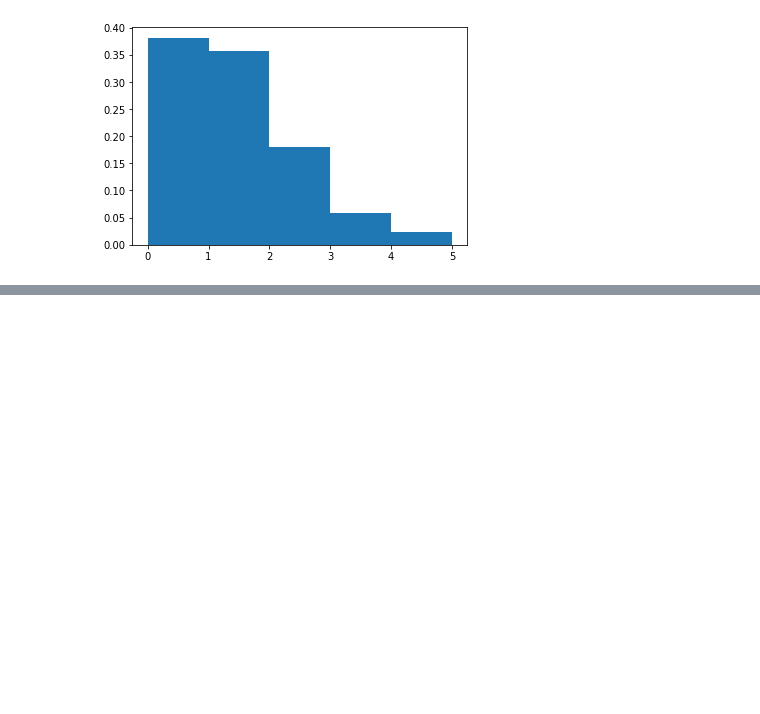
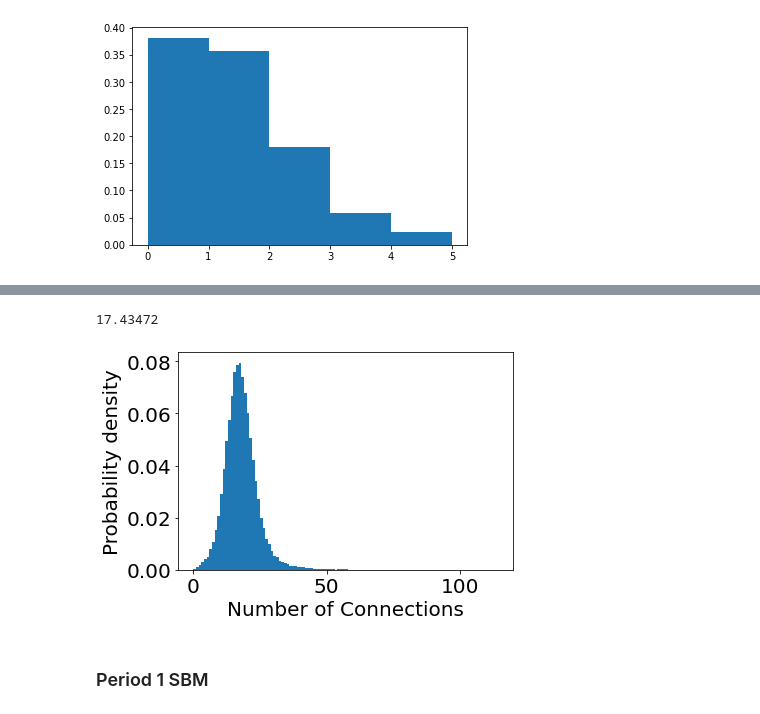
Before and after one commit to LukeMurrayKearney/MSc-Project-Network-Model-Rust-, a Jupyter notebook: model_analysis/random_graph_analysis.ipynb, the cells around one changed output, grey strips where cells are left out. Saved outputs shown, nothing was run; the diff lists cells and outputs as text; code cells hidden in the pictures; blank space fills up the shorter version.

```diff
--- a/model_analysis/random_graph_analysis.ipynb
+++ b/model_analysis/random_graph_analysis.ipynb
@@ -2,7 +2,7 @@
 import numpy as np
 import matplotlib.pyplot as plt
 import json
-plt.rcParams.update({'font.size':18})
+plt.rcParams.update({'font.size':20})
 # %%
 simulation_data = np.genfromtxt('../../../csv/test.csv', delimiter=',')
 y = np.zeros((4,len(simulation_data)))
@@ -144,0 +98,16 @@ print(result)
+# %%
+with open('../model_output_files/network_config1.json', 'r') as file:
+    network1 = json.load(file)
+# %%
+print(np.mean(network1['network_struct']['degrees']))
+n = np.max(network1['network_struct']['degrees'])
+plt.hist(network1['network_struct']['degrees'], bins=list(range(int(n))), density=True)
+plt.xlabel('Number of Connections')
+plt.ylabel('Probability density')
+plt.savefig('../../../figures/random_graph_model_figs/connection_dist_SBM')
+plt.show()
+# %% [output]
+17.43472
+[figure, added]
+# %% [markdown]
+### Period 1 SBM
```
Also changed, not shown: parts of 32 cells of this notebook, 15 other files.
